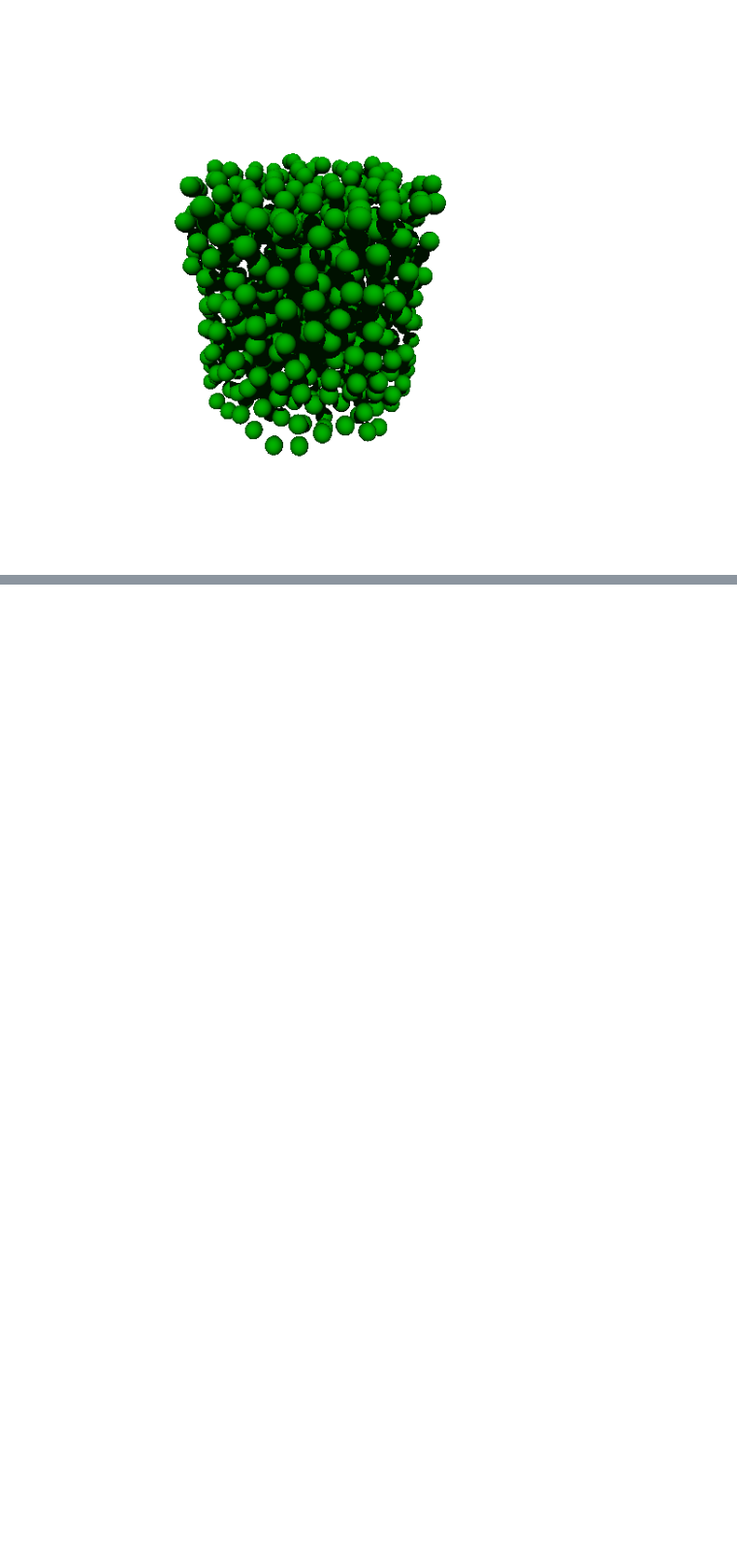
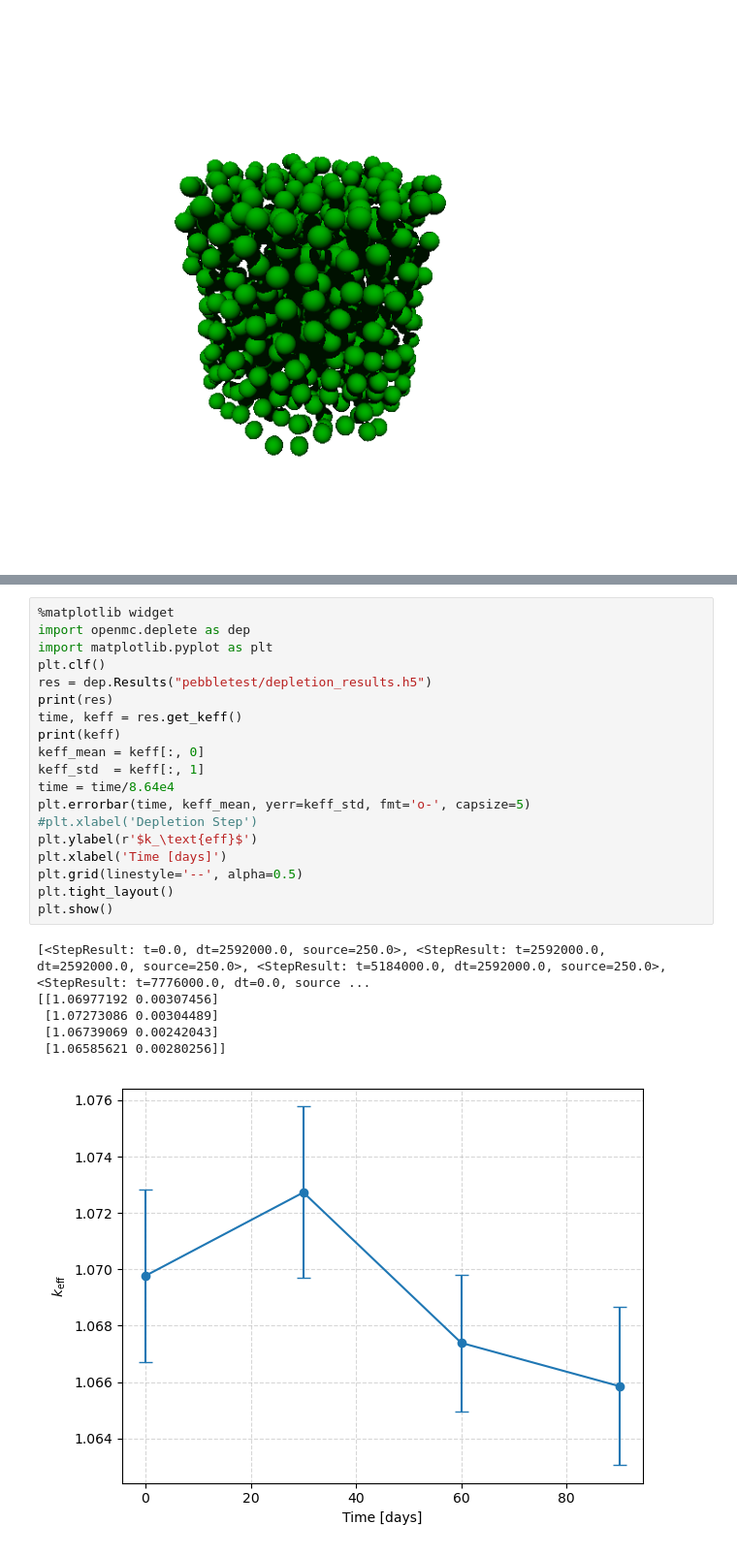
Before and after one commit to mrandrson/sulistuff, a Jupyter notebook: TRISO.ipynb, the cells around one changed output, grey strips where cells are left out. Shown at 97% size. Drawn from its saved outputs; the diff is of its cells as text; blank space fills up the shorter version.

Commit message:
Checkpoint before rebuild. ./pebbletest/pebblebed.py crucial script.

```diff
--- a/TRISO.ipynb
+++ b/TRISO.ipynb
@@ -159,0 +164,26 @@ Pixels: 600 600
+# %%
+%matplotlib widget
+import openmc.deplete as dep
+import matplotlib.pyplot as plt
+plt.clf()
+res = dep.Results("pebbletest/depletion_results.h5")
+print(res)
+time, keff = res.get_keff()
+print(keff)
+keff_mean = keff[:, 0]
+keff_std  = keff[:, 1]
+time = time/8.64e4
+plt.errorbar(time, keff_mean, yerr=keff_std, fmt='o-', capsize=5)
+#plt.xlabel('Depletion Step')
+plt.ylabel(r'$k_\text{eff}$')
+plt.xlabel('Time [days]')
+plt.grid(linestyle='--', alpha=0.5)
+plt.tight_layout()
+plt.show()
+# %% [output]
+[<StepResult: t=0.0, dt=2592000.0, source=250.0>, <StepResult: t=2592000.0, dt=2592000.0, source=250.0>, <StepResult: t=5184000.0, dt=2592000.0, source=250.0>, <StepResult: t=7776000.0, dt=0.0, source ...
+[[1.06977192 0.00307456]
+ [1.07273086 0.00304489]
+ [1.06739069 0.00242043]
+ [1.06585621 0.00280256]]
+[figure, added]
```
Also changed, not shown: parts of 3 cells of this notebook, 17 other files.
